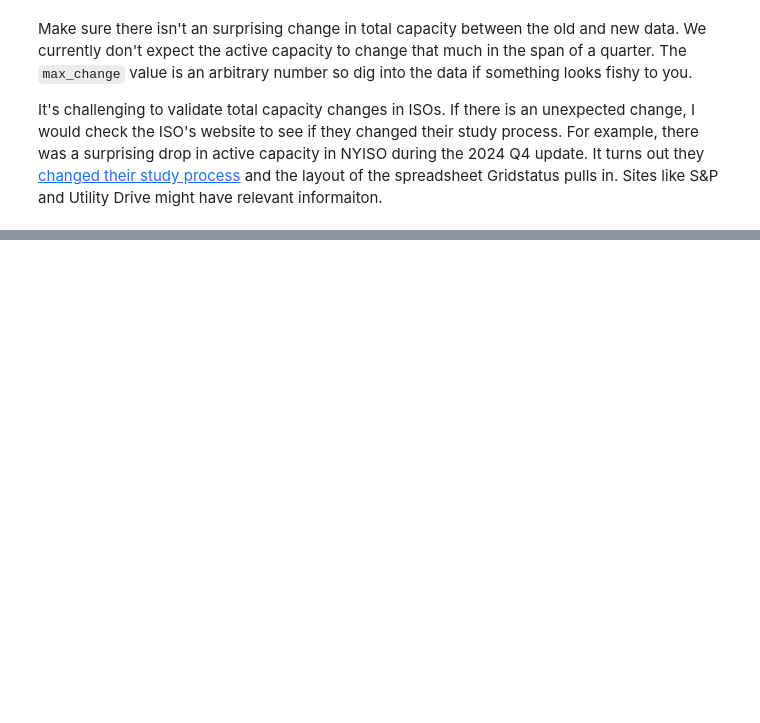
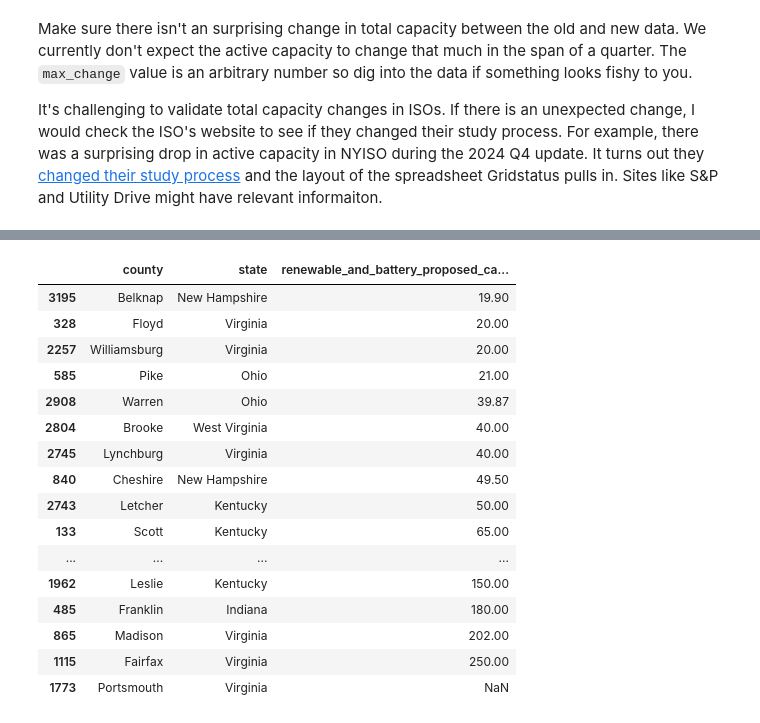
Before and after one commit to deployment-gap-model-education-fund/deployment-gap-model, a Jupyter notebook: notebooks/data_updates/gridstatus/quarterly_update.ipynb, the cells around one changed output, grey strips where cells are left out. Drawn from its saved outputs; the diff is of its cells as text; code cells hidden in the pictures; blank space fills up the shorter version.

```diff
--- a/notebooks/data_updates/gridstatus/quarterly_update.ipynb
+++ b/notebooks/data_updates/gridstatus/quarterly_update.ipynb
@@ -283,0 +496,10 @@ for iso_region in chnglog.iso_region.unique():
+# %%
+from dbcp.validation.tests import _get_non_county_cols_from_wide_format
+
+cols_to_fetch = _get_non_county_cols_from_wide_format(engine)
+# %%
+old_null = old_counties_wide_format[~old_counties_wide_format[cols_to_fetch].notnull().any(axis=1)]
+new_null = new_counties_wide_format[~new_counties_wide_format[cols_to_fetch].notnull().any(axis=1)]
+# %%
+# grab counties that are null in the new data but not null in old
+null_in_new = new_null[~new_null.county_id_fips.isin(old_null.county_id_fips)]
@@ -283,0 +517,25 @@ for iso_region in chnglog.iso_region.unique():
+# %%
+# Grab the old county data for counties that are missing data in the update.
+old_counties_without_data_in_update = old_counties_wide_format[old_counties_wide_format.county_id_fips.isin(null_in_new.county_id_fips)]
+
+assert old_counties_without_data_in_update.renewable_and_battery_proposed_capacity_mw.fillna(0).lt(500).all(), "There is a county that saw a lot of capacity disappear!"
+# %%
+old_counties_without_data_in_update[["county", "state", "renewable_and_battery_proposed_capacity_mw"]].sort_values(by="renewable_and_battery_proposed_capacity_mw")
+# %% [output]
+|  | county | state | renewable_and_battery_proposed_ca... |
+| 3195 | Belknap | New Hampshire | 19.90 |
+| 328 | Floyd | Virginia | 20.00 |
+| 2257 | Williamsburg | Virginia | 20.00 |
+| 585 | Pike | Ohio | 21.00 |
+| 2908 | Warren | Ohio | 39.87 |
+| 2804 | Brooke | West Virginia | 40.00 |
+| 2745 | Lynchburg | Virginia | 40.00 |
+| 840 | Cheshire | New Hampshire | 49.50 |
+| 2743 | Letcher | Kentucky | 50.00 |
+| 133 | Scott | Kentucky | 65.00 |
+| ... | ... | ... | ... |
+| 1962 | Leslie | Kentucky | 150.00 |
+| 485 | Franklin | Indiana | 180.00 |
+| 865 | Madison | Virginia | 202.00 |
+| 1115 | Fairfax | Virginia | 250.00 |
+| 1773 | Portsmouth | Virginia | NaN |
```
Also changed, not shown: parts of 39 cells of this notebook, 4 other files.
